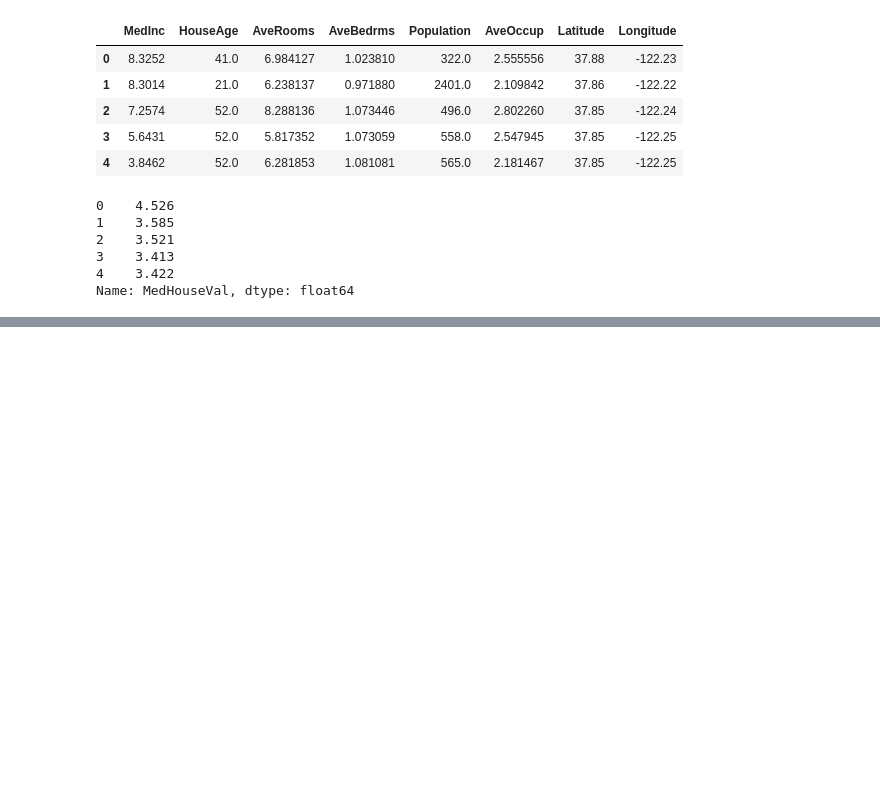
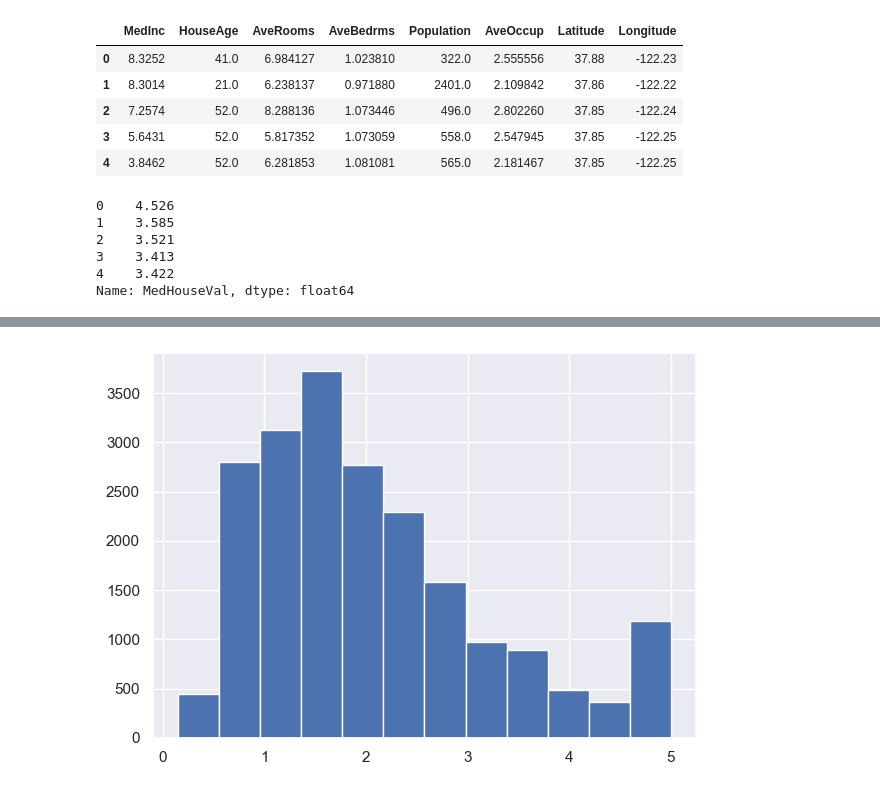
Before and after one commit to gusjrivas/MedHouseVal, a Jupyter notebook: MedHoudeVal.ipynb, the cells around one changed output, grey strips where cells are left out. Drawn from its saved outputs; the diff is of its cells as text; code cells hidden in the pictures; blank space fills up the shorter version.

```diff
--- a/MedHoudeVal.ipynb
+++ b/MedHoudeVal.ipynb
@@ -80,0 +90,7 @@ Name: MedHouseVal, dtype: float64
+# %%
+#veamos cual es el histograma de la media del valor de las casas
+plt.figure(figsize=(7,5))
+df_california["MedHouseVal"].hist(bins=12)
+plt.show()
+# %% [output]
+[figure, added]
```
Also changed, not shown: parts of 3 cells of this notebook.
